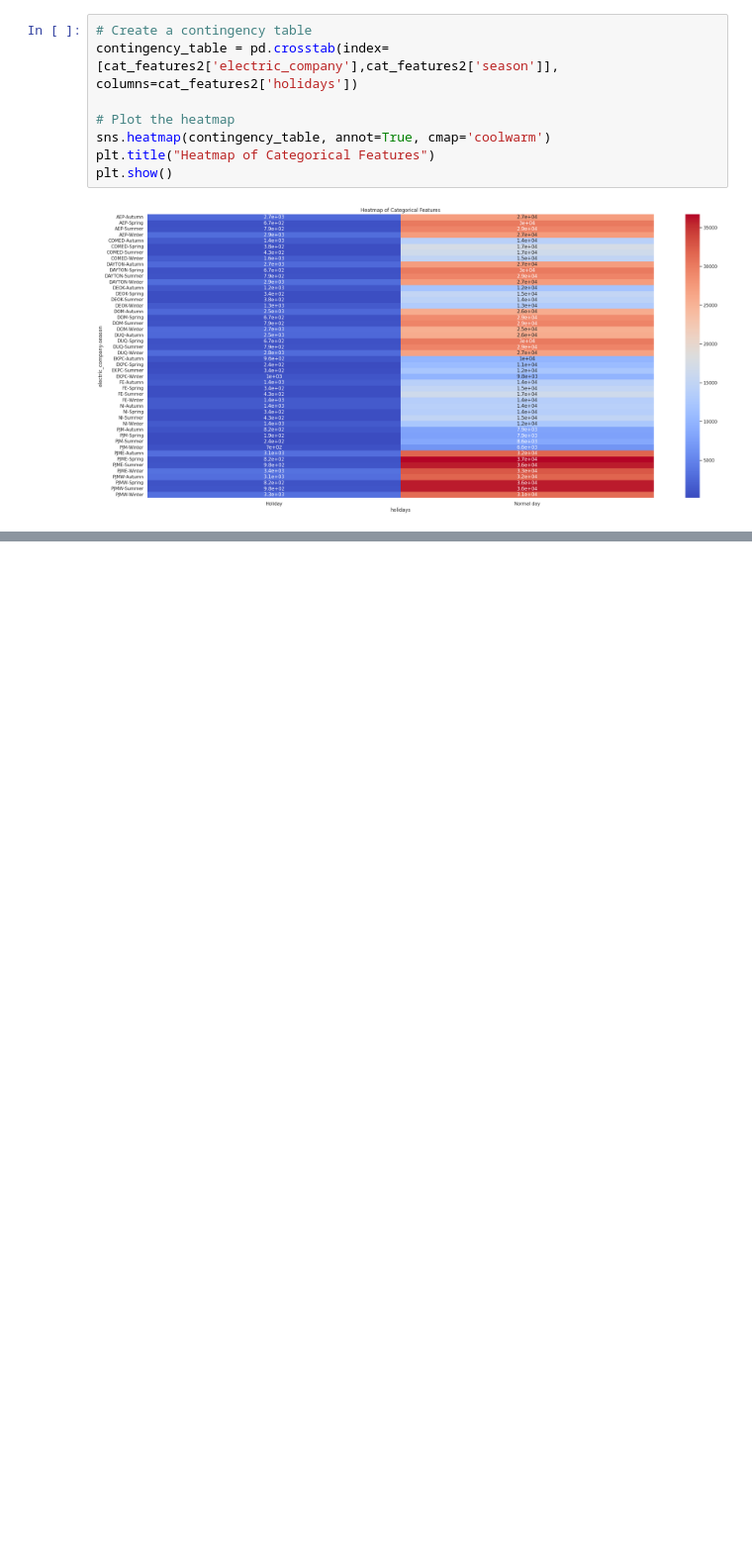
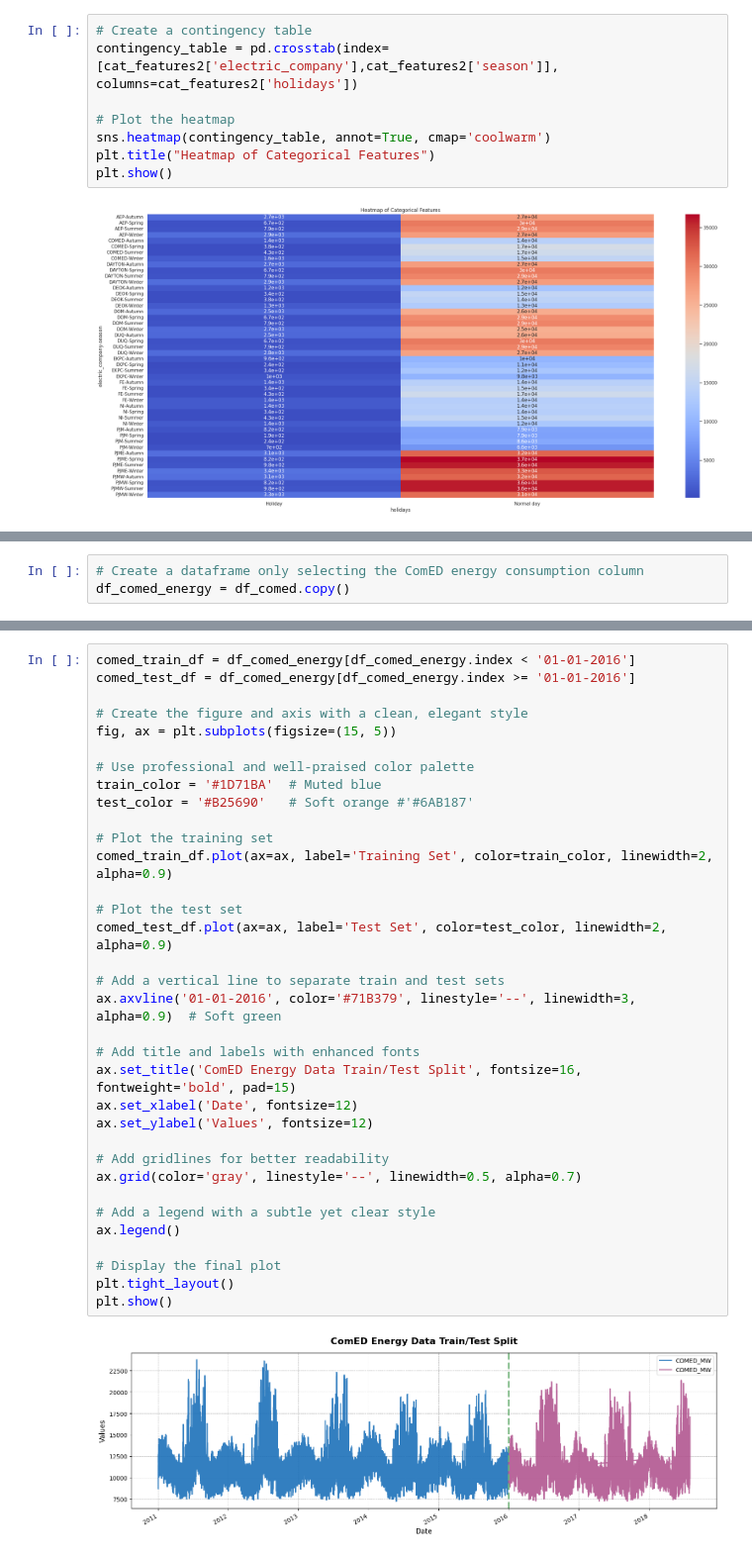
Before and after one commit to Tahsinmullick/energy_consumption_forecast_and_causal_modeling, a Jupyter notebook: Energy_Consumption_Modeling,_Forecast_and_Causal_Inference.ipynb, the cells around one changed output, grey strips where cells are left out. Shown at 99% size. Cells and saved outputs as stored; diff of their text form; blank space fills up the shorter version.

```diff
--- a/Energy_Consumption_Modeling,_Forecast_and_Causal_Inference.ipynb
+++ b/Energy_Consumption_Modeling,_Forecast_and_Causal_Inference.ipynb
@@ -714,0 +824,3 @@ plt.show()
+# %%
+# Create a dataframe only selecting the ComED energy consumption column
+df_comed_energy = df_comed.copy()
@@ -714,0 +837,36 @@ plt.show()
+# %%
+comed_train_df = df_comed_energy[df_comed_energy.index < '01-01-2016']
+comed_test_df = df_comed_energy[df_comed_energy.index >= '01-01-2016']
+
+# Create the figure and axis with a clean, elegant style
+fig, ax = plt.subplots(figsize=(15, 5))
+
+# Use professional and well-praised color palette
+train_color = '#1D71BA'  # Muted blue
+test_color = '#B25690'   # Soft orange #'#6AB187'
+
+# Plot the training set
+comed_train_df.plot(ax=ax, label='Training Set', color=train_color, linewidth=2, alpha=0.9)
+
+# Plot the test set
+comed_test_df.plot(ax=ax, label='Test Set', color=test_color, linewidth=2, alpha=0.9)
+
+# Add a vertical line to separate train and test sets
+ax.axvline('01-01-2016', color='#71B379', linestyle='--', linewidth=3, alpha=0.9)  # Soft green
+
+# Add title and labels with enhanced fonts
+ax.set_title('ComED Energy Data Train/Test Split', fontsize=16, fontweight='bold', pad=15)
+ax.set_xlabel('Date', fontsize=12)
+ax.set_ylabel('Values', fontsize=12)
+
+# Add gridlines for better readability
+ax.grid(color='gray', linestyle='--', linewidth=0.5, alpha=0.7)
+
+# Add a legend with a subtle yet clear style
+ax.legend()
+
+# Display the final plot
+plt.tight_layout()
+plt.show()
+# %% [output]
+[figure, added]
```
Also changed, not shown: parts of 54 cells of this notebook, 4 other files.
